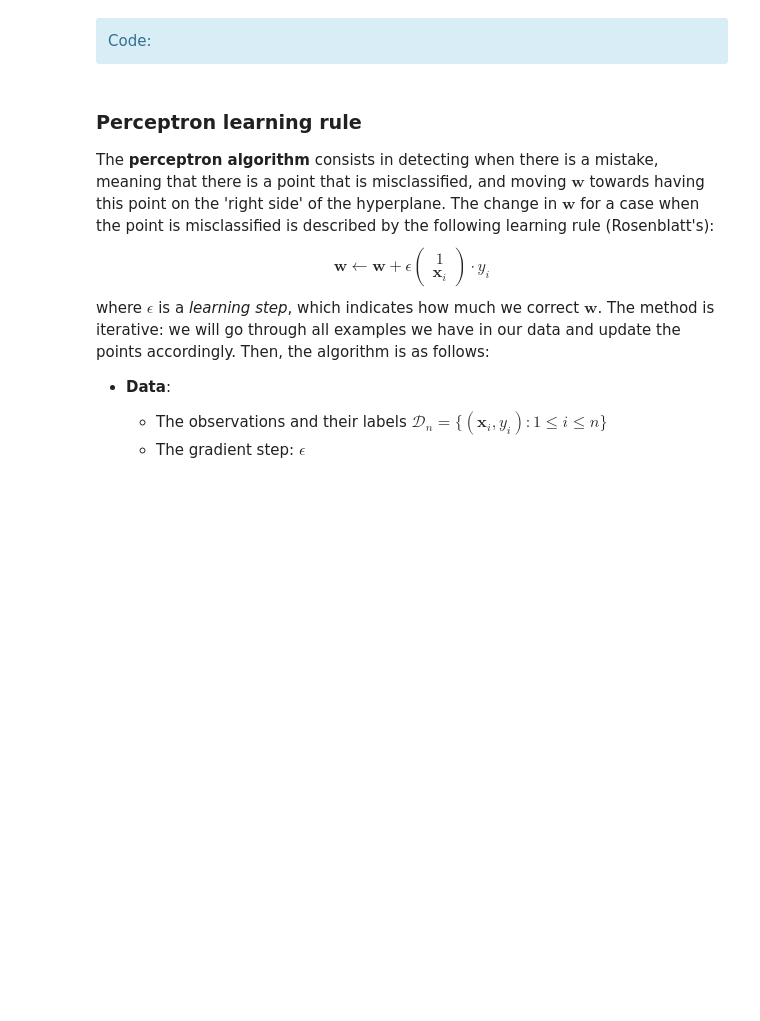
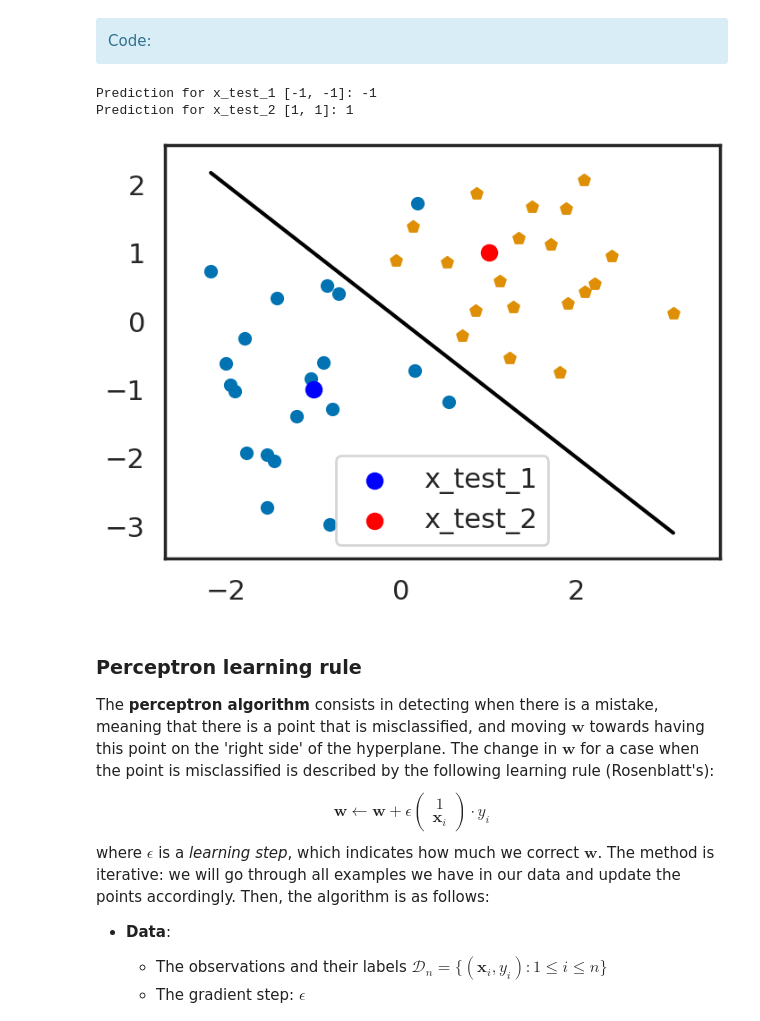
Before and after one commit to yurialvizi/SI221B-TP4, a Jupyter notebook: notebook.ipynb, the cells around one changed output. Saved outputs shown, nothing was run; the diff lists cells and outputs as text; code cells hidden in the pictures; blank space fills up the shorter version.

```diff
--- a/notebook.ipynb
+++ b/notebook.ipynb
@@ -201,12 +277,23 @@ def predict_class(x, w):
 # %%
 w1 = [0, 1, 1] # Visually, seems like it would make an okay normal vector for a separating hyperplane
 x_test_1 = [-1, -1]
 x_test_2 = [1, 1]
 
 # Make predictions for these two points and display them, with the data and hyperplane.
 '''
 Complete here
 '''
+plot_2d(X1, y1, w1)
+plt.scatter(x_test_1[0], x_test_1[1], color='blue', marker='o', label='x_test_1')
+plt.scatter(x_test_2[0], x_test_2[1], color='red', marker='o', label='x_test_2')
+plt.legend()
+
+print(f'Prediction for x_test_1 [-1, -1]: {predict_class(x_test_1, w1)}')
+print(f'Prediction for x_test_2 [1, 1]: {predict_class(x_test_2, w1)}')
+# %% [output]
+Prediction for x_test_1 [-1, -1]: -1
+Prediction for x_test_2 [1, 1]: 1
+[figure, added]
 # %% [markdown]
 ### Perceptron learning rule
 
```
Also changed, not shown: parts of 25 cells of this notebook.
